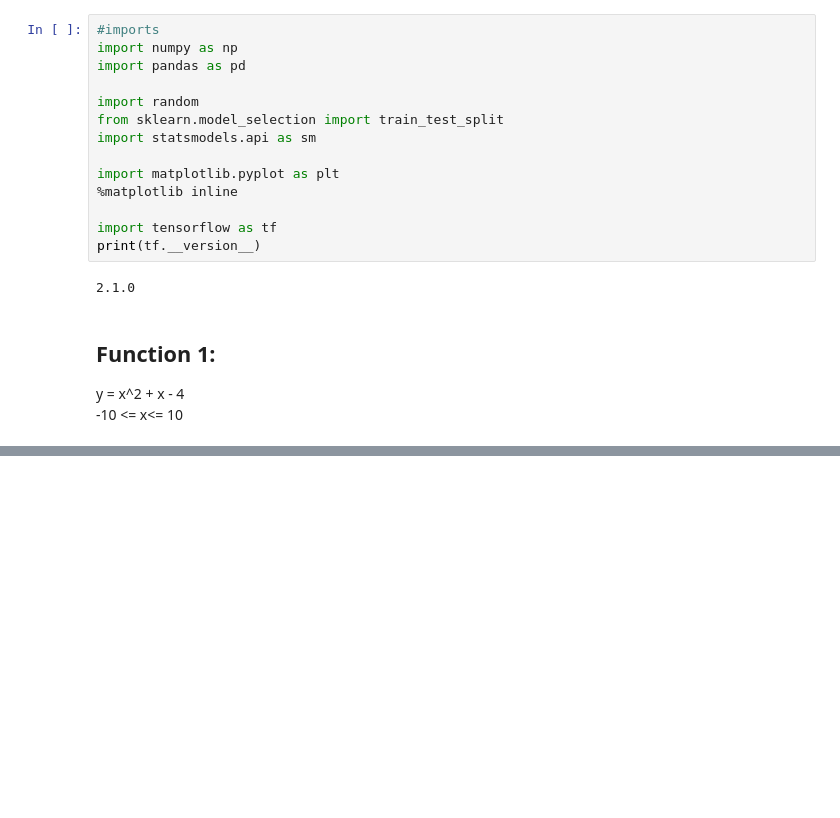
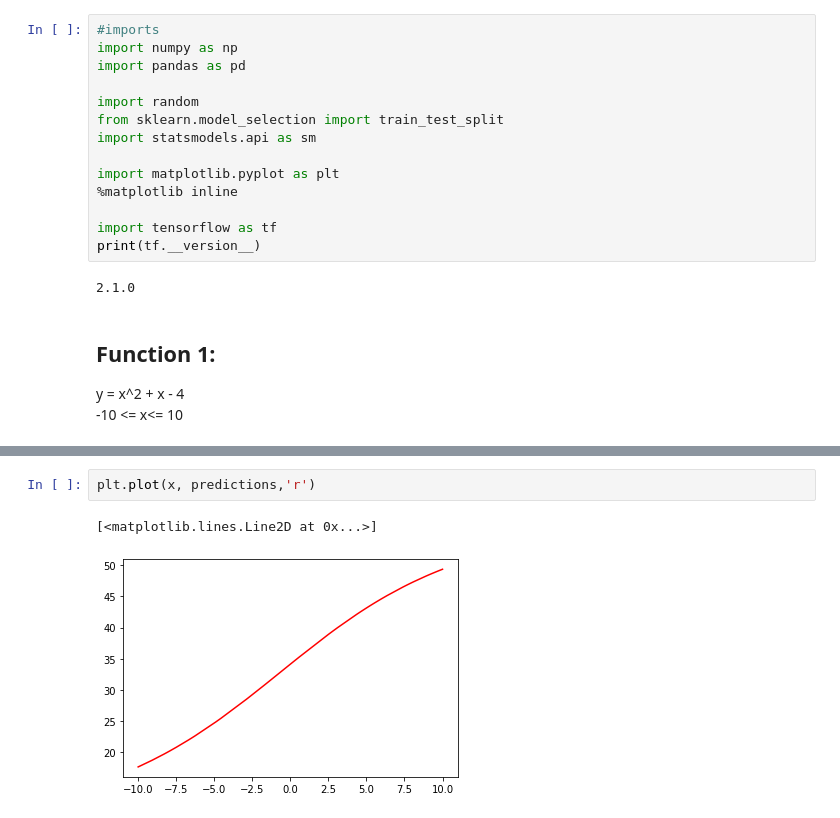
Before and after one commit to conorosully/deep-learning, a Jupyter notebook: src/Neural Network Approximations.ipynb, the cells around one changed output, grey strips where cells are left out. Drawn from its saved outputs; the diff is of its cells as text; blank space fills up the shorter version.

```diff
--- a/src/Neural Network Approximations.ipynb
+++ b/src/Neural Network Approximations.ipynb
@@ -105,0 +124,5 @@ INFO:tensorflow:Done running local_init_op.
+# %%
+plt.plot(x, predictions,'r')
+# %% [output]
+[<matplotlib.lines.Line2D at 0x...>]
+[figure, added]
```
Also changed, not shown: parts of 4 cells of this notebook.
